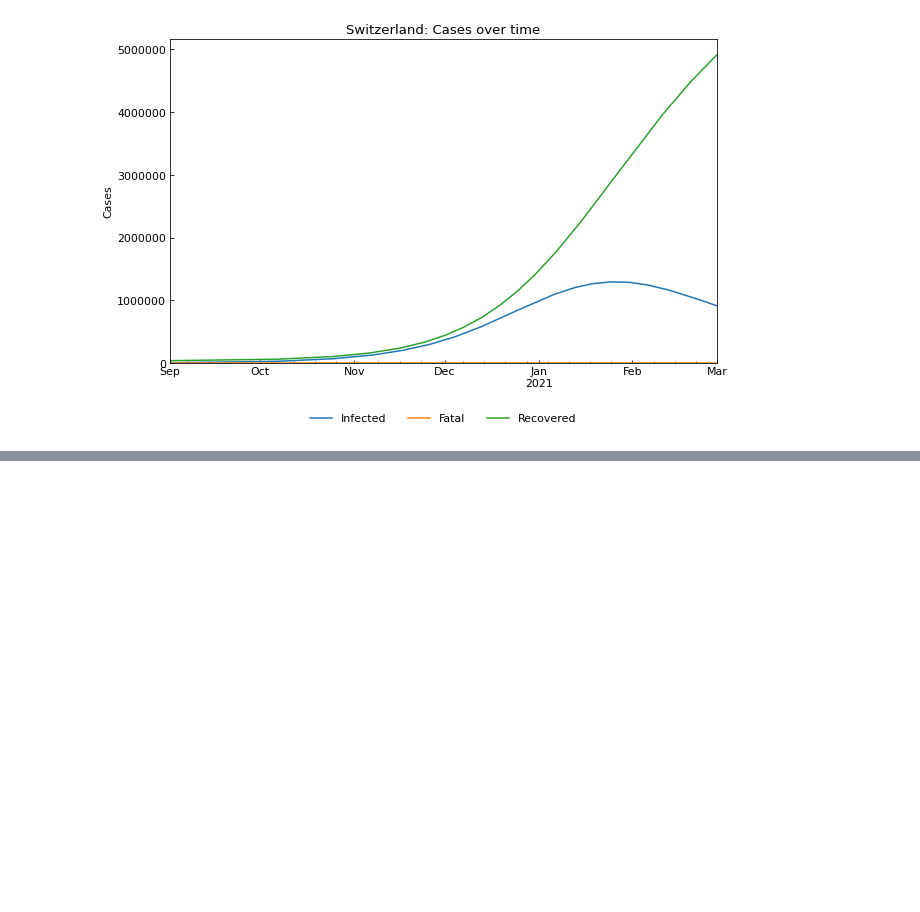
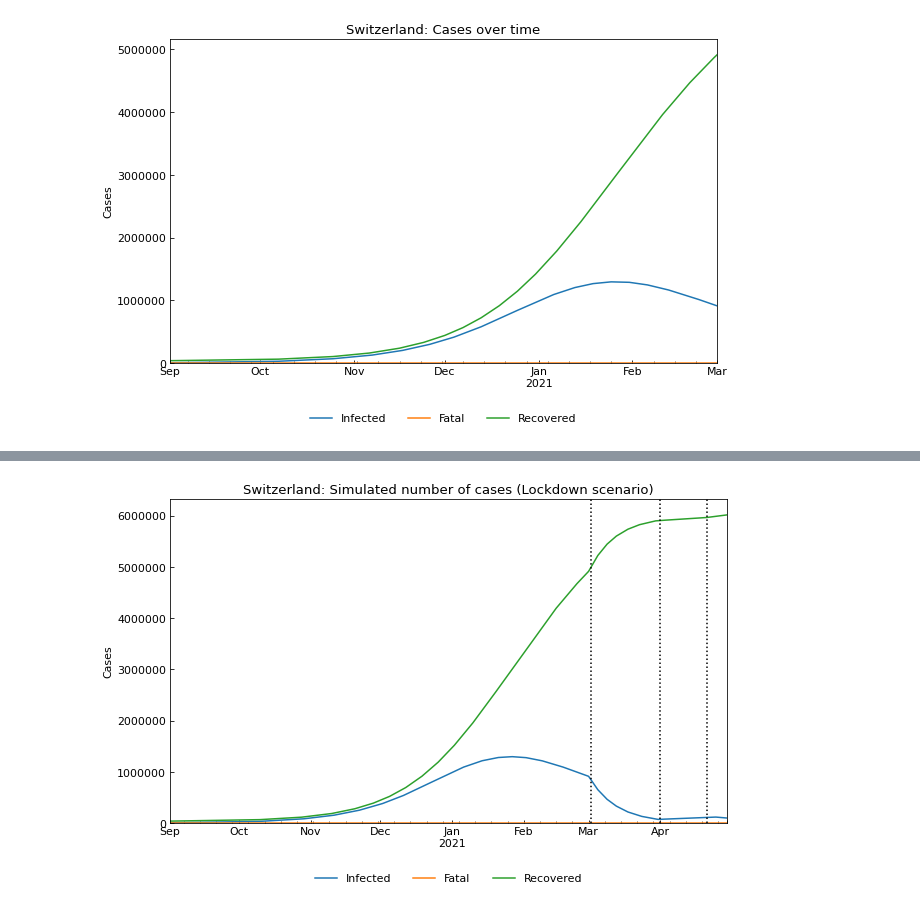
Before and after one commit to LFaltner/Data_Science_Project, a Jupyter notebook: code/SIR_model_sim.ipynb, the cells around one changed output, grey strips where cells are left out. Saved outputs shown, nothing was run; the diff lists cells and outputs as text; code cells hidden in the pictures; blank space fills up the shorter version.

```diff
--- a/code/SIR_model_sim.ipynb
+++ b/code/SIR_model_sim.ipynb
@@ -58,0 +109,4 @@ a.create_scenario(name="Masks",scenario_end_list=["31Mar2021","20Apr2021","30Apr
+# %%
+sim_lockdown = a.simulate_scenario("Lockdown")
+# %% [output]
+[figure, added]
```
Also changed, not shown: parts of 3 cells of this notebook, 1 other file.
